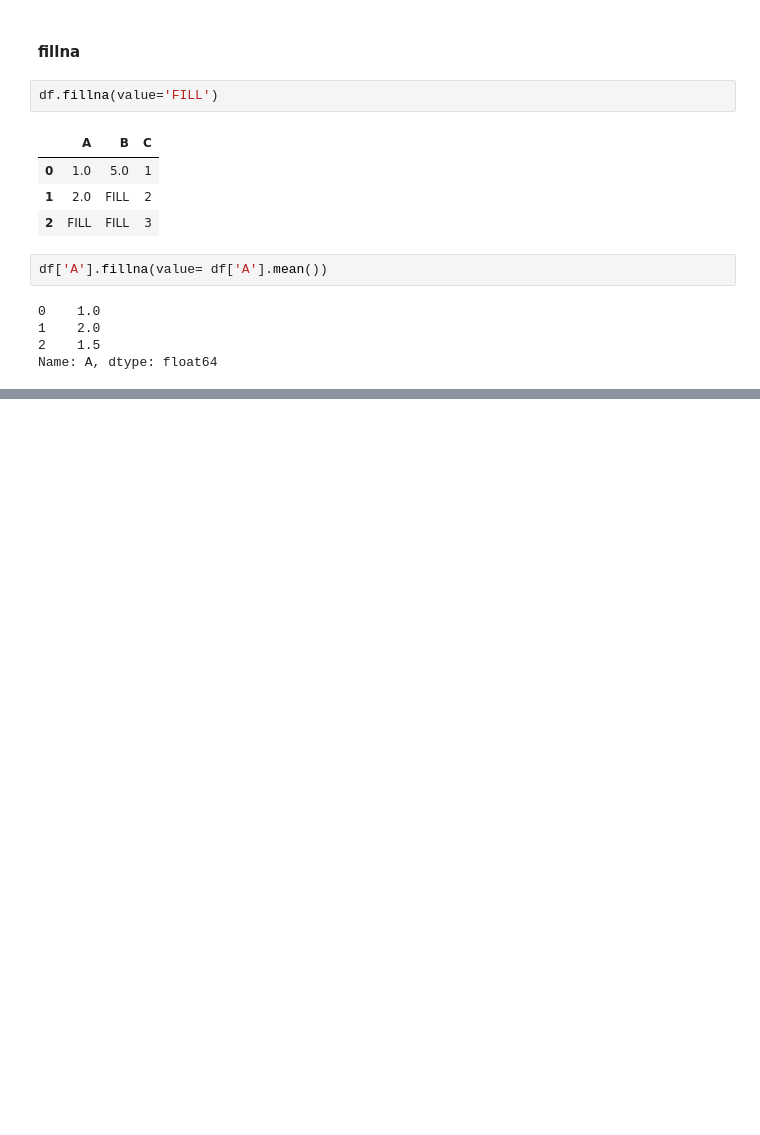
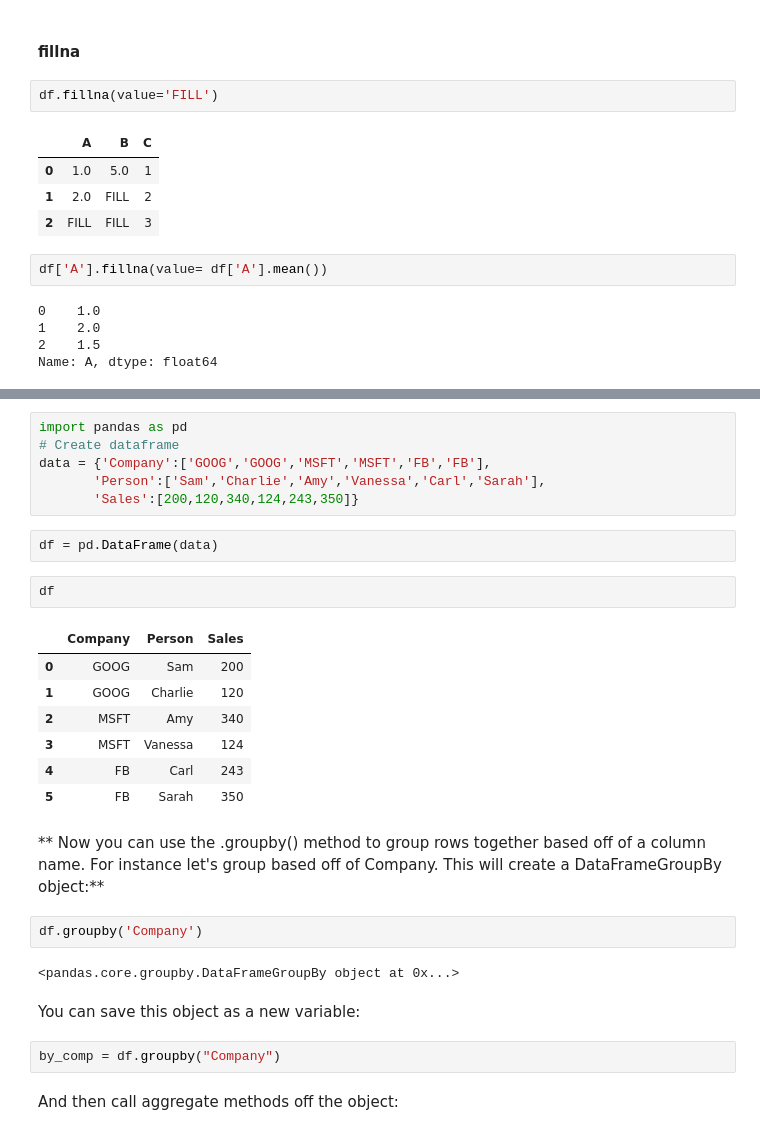
Before and after one commit to rmc3408/python, a Jupyter notebook: python-data-science-Machine-learning-bootcamp/03-Pandas.ipynb, the cells around one changed output, grey strips where cells are left out. Drawn from its saved outputs; the diff is of its cells as text; blank space fills up the shorter version.

```diff
--- a/python-data-science-Machine-learning-bootcamp/03-Pandas.ipynb
+++ b/python-data-science-Machine-learning-bootcamp/03-Pandas.ipynb
@@ -526,0 +531,30 @@ Name: A, dtype: float64
+# %%
+import pandas as pd
+# Create dataframe
+data = {'Company':['GOOG','GOOG','MSFT','MSFT','FB','FB'],
+       'Person':['Sam','Charlie','Amy','Vanessa','Carl','Sarah'],
+       'Sales':[200,120,340,124,243,350]}
+# %%
+df = pd.DataFrame(data)
+# %%
+df
+# %% [output]
+|  | Company | Person | Sales |
+| 0 | GOOG | Sam | 200 |
+| 1 | GOOG | Charlie | 120 |
+| 2 | MSFT | Amy | 340 |
+| 3 | MSFT | Vanessa | 124 |
+| 4 | FB | Carl | 243 |
+| 5 | FB | Sarah | 350 |
+# %% [markdown]
+** Now you can use the .groupby() method to group rows together based off of a column name. For instance let's group based off of Company. This will create a DataFrameGroupBy object:**
+# %%
+df.groupby('Company')
+# %% [output]
+<pandas.core.groupby.DataFrameGroupBy object at 0x...>
+# %% [markdown]
+You can save this object as a new variable:
+# %%
+by_comp = df.groupby("Company")
+# %% [markdown]
+And then call aggregate methods off the object:
```
Also changed, not shown: parts of 11 cells of this notebook, 1 other file.
